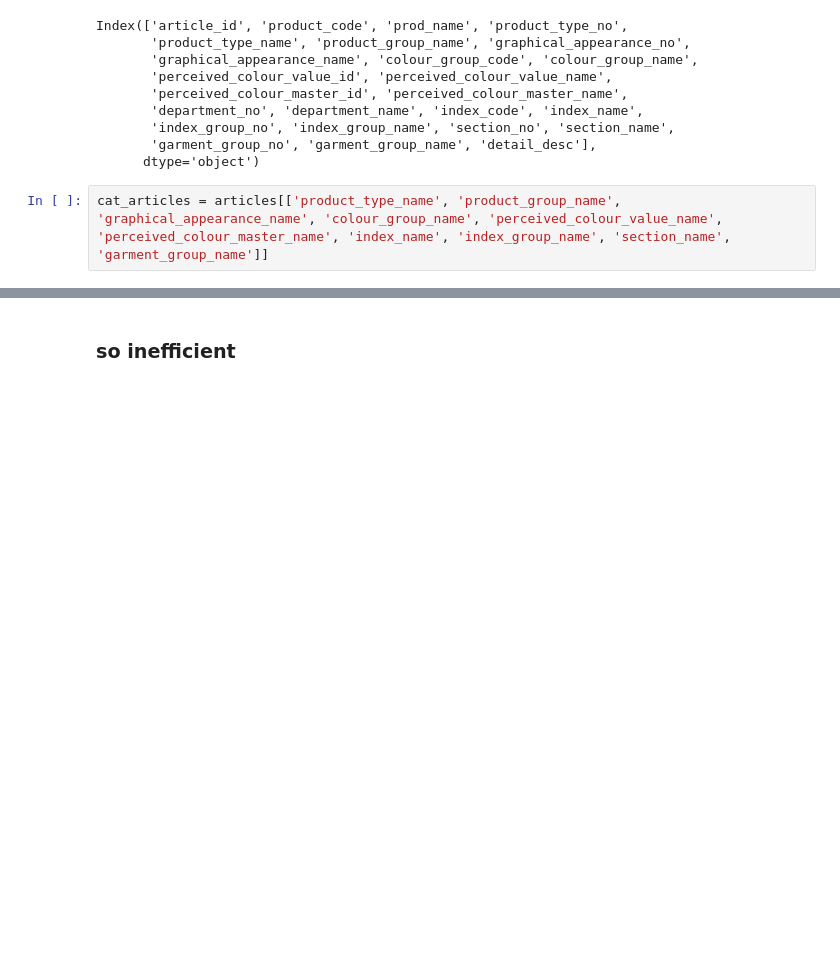
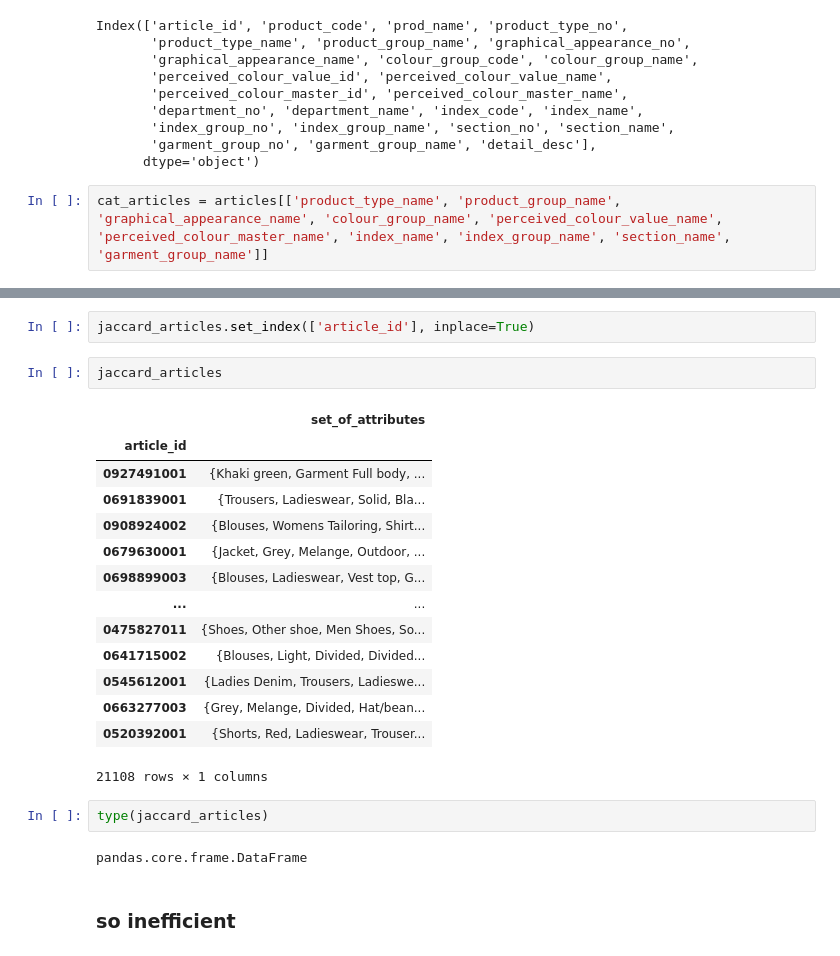
Before and after one commit to getindata/quickstart-ml-blueprints, a Jupyter notebook: notebooks/manual_feature_engineering.ipynb, the cells around one changed output, grey strips where cells are left out. Cells and saved outputs as stored; diff of their text form; blank space fills up the shorter version.

```diff
--- a/notebooks/manual_feature_engineering.ipynb
+++ b/notebooks/manual_feature_engineering.ipynb
@@ -395,4 +579,27 @@ jaccard_articles
 21108 rows × 2 columns
+# %%
+jaccard_articles.set_index(['article_id'], inplace=True)
+# %%
+jaccard_articles
+# %% [output]
+|  | set_of_attributes |
+| article_id |  |
+| 0927491001 | {Khaki green, Garment Full body, ... |
+| 0691839001 | {Trousers, Ladieswear, Solid, Bla... |
+| 0908924002 | {Blouses, Womens Tailoring, Shirt... |
+| 0679630001 | {Jacket, Grey, Melange, Outdoor, ... |
+| 0698899003 | {Blouses, Ladieswear, Vest top, G... |
+| ... | ... |
+| 0475827011 | {Shoes, Other shoe, Men Shoes, So... |
+| 0641715002 | {Blouses, Light, Divided, Divided... |
+| 0545612001 | {Ladies Denim, Trousers, Ladieswe... |
+| 0663277003 | {Grey, Melange, Divided, Hat/bean... |
+| 0520392001 | {Shorts, Red, Ladieswear, Trouser... |
+21108 rows × 1 columns
+# %%
+type(jaccard_articles)
+# %% [output]
+pandas.core.frame.DataFrame
 # %% [markdown]
 ### so inefficient
 # %%
```
Also changed, not shown: parts of 36 cells of this notebook, 4 other files.
